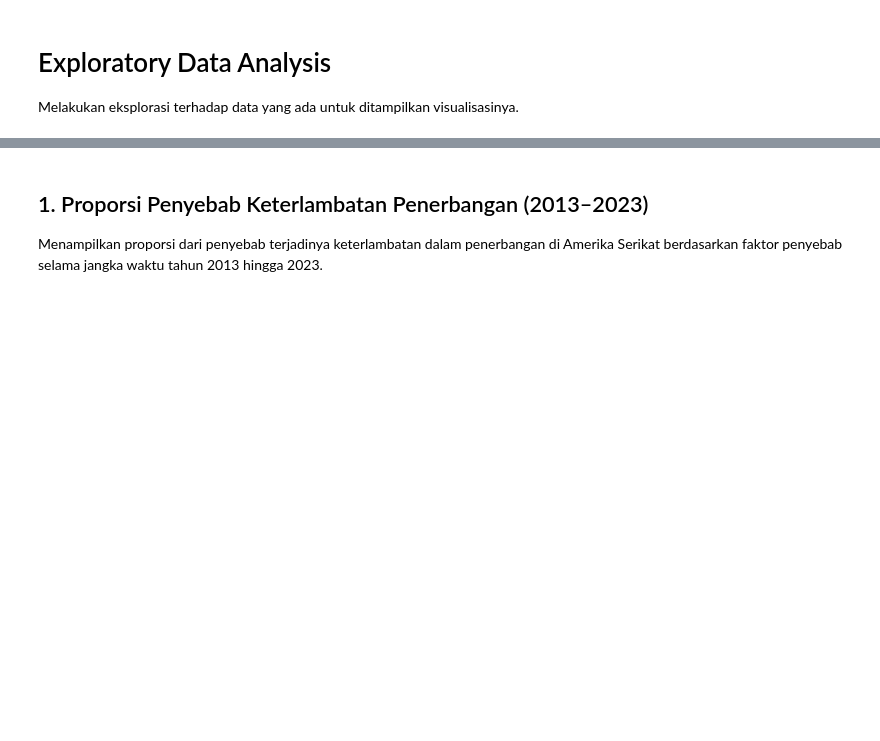
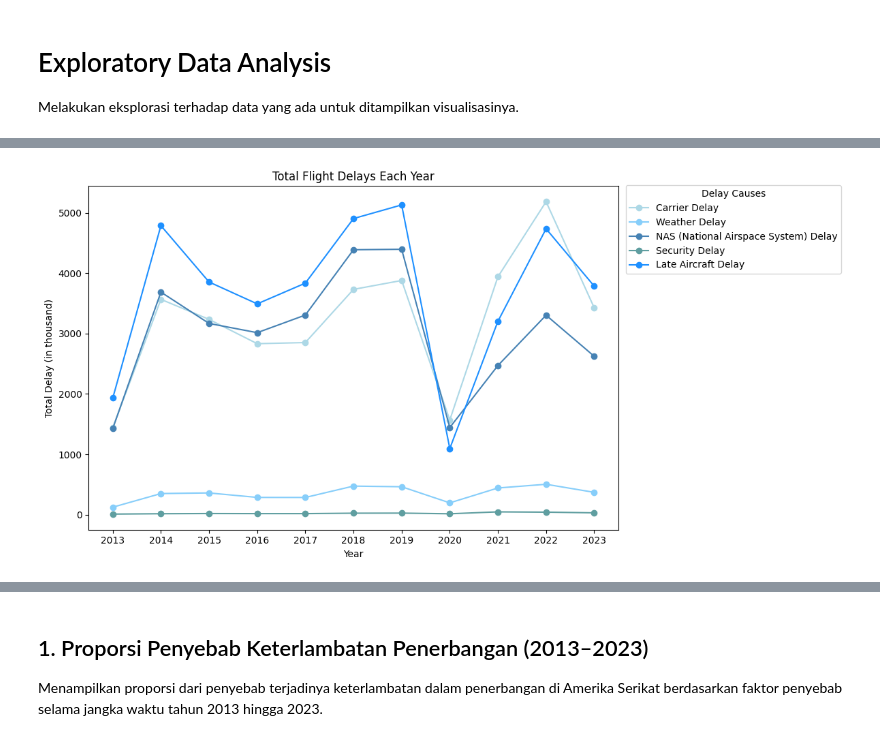
Before and after one commit to jasonrivalino/IF4061_StaticData_USAirlineDelay, a Jupyter notebook: airline_data_EDA.ipynb, the cells around one changed output, grey strips where cells are left out. Saved outputs shown, nothing was run; the diff lists cells and outputs as text; code cells hidden in the pictures; blank space fills up the shorter version.

Commit message:
feat: information for data that showed in poster

```diff
--- a/airline_data_EDA.ipynb
+++ b/airline_data_EDA.ipynb
@@ -155,0 +162,42 @@ New CSV file 'Airline_Delay_Cause_Data_Processing.csv' saved successfully!
+# %%
+# Seleksi data untuk grouping berdasarkan tahun
+delay_per_year = airline_data.groupby('year')[[
+    'carrier_ct',
+    'weather_ct',
+    'nas_ct',
+    'security_ct',
+    'late_aircraft_ct'
+]].sum().reset_index()
+
+# Mengubah nama kolom untuk memudahkan pemahaman
+delay_per_year.rename(columns={
+    "carrier_ct": "Carrier Delay",
+    "weather_ct": "Weather Delay",
+    "nas_ct": "NAS (National Airspace System) Delay",
+    "security_ct": "Security Delay",
+    "late_aircraft_ct": "Late Aircraft Delay"
+}, inplace=True)
+
+# Warna kustom
+custom_colors = ['#ADD8E6', '#87CEFA', '#4682B4', '#5F9EA0', '#1E90FF']
+
+# Plotting untuk visualisasi data
+plt.figure(figsize=(12, 6))
+
+for idx, column in enumerate(delay_per_year.columns[1:]):
+    # Membagi nilai delay dengan 100 agar ditampilkan dalam ribuan
+    plt.plot(delay_per_year['year'], delay_per_year[column] / 100,
+             marker='o', label=column, color=custom_colors[idx])
+
+plt.title('Total Flight Delays Each Year')
+plt.xlabel('Year')
+plt.ylabel('Total Delay (in thousand)')
+plt.legend(title="Delay Causes", bbox_to_anchor=(1.005, 1.016), loc='upper left')
+
+years = list(range(2013, 2024))
+plt.xticks(ticks=years)
+
+plt.tight_layout()
+plt.show()
+# %% [output]
+[figure, added]
```
Also changed, not shown: parts of 26 cells of this notebook.
